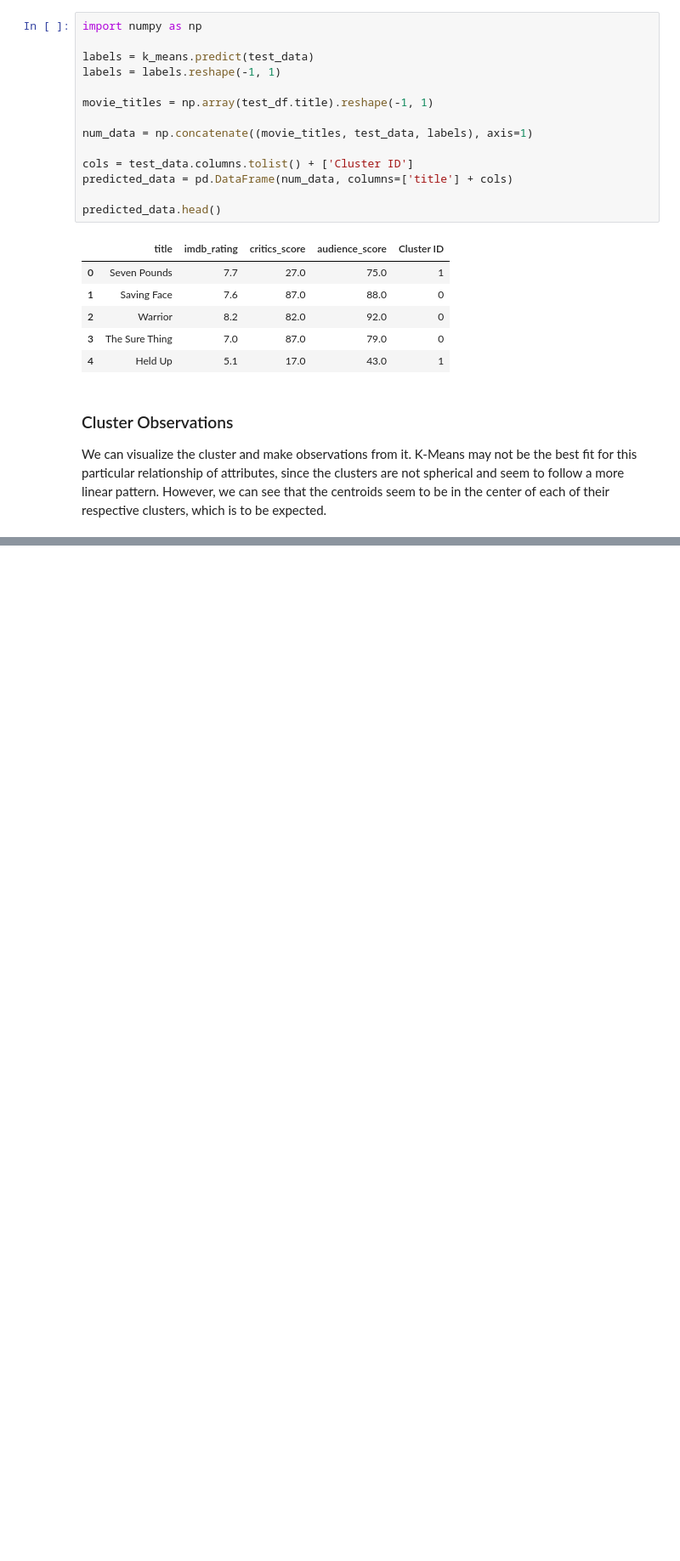
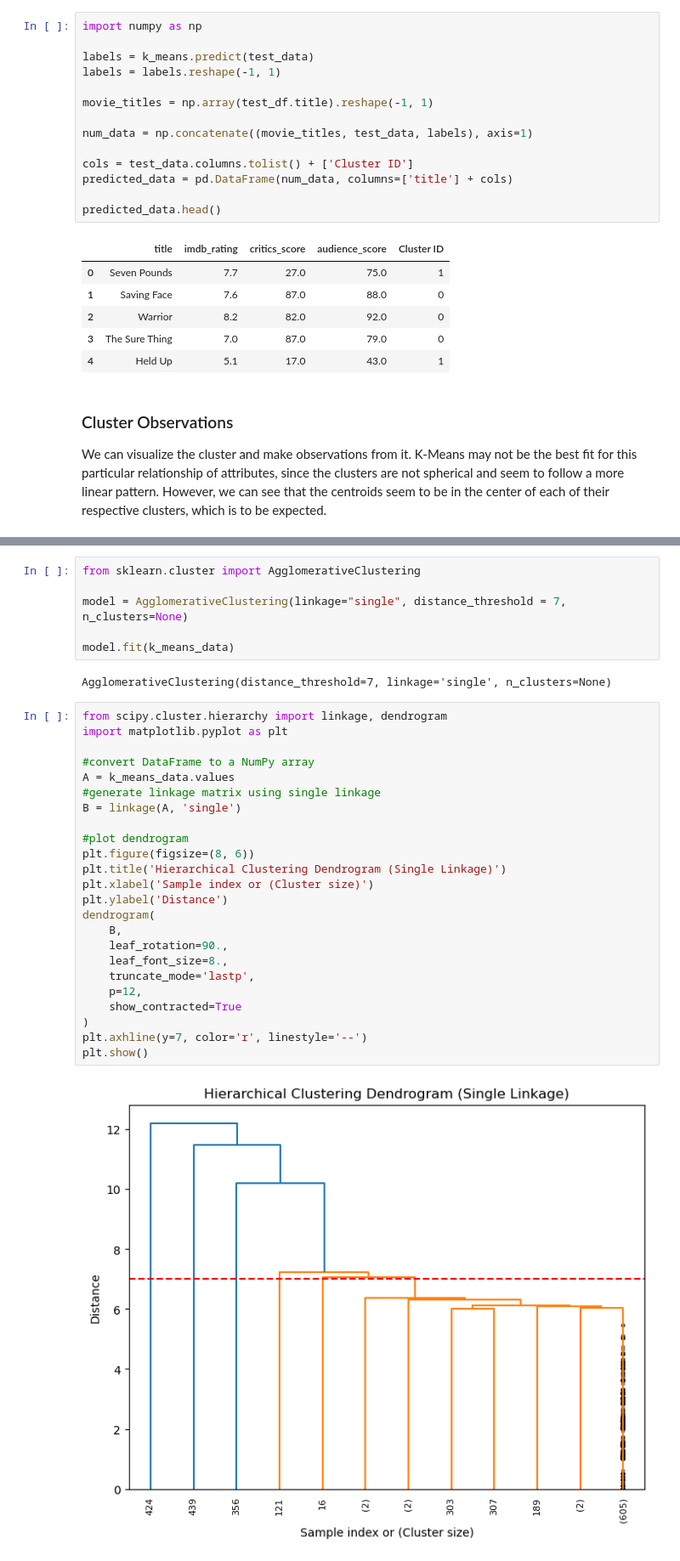
Before and after one commit to Robby-D1/CSC177_ClusterAnalysis_Project, a Jupyter notebook: Part 1/Text Mining Project Part 1.ipynb, the cells around one changed output, grey strips where cells are left out. Shown at 85% size. Saved outputs shown, nothing was run; the diff lists cells and outputs as text; blank space fills up the shorter version.

```diff
--- a/Part 1/Text Mining Project Part 1.ipynb
+++ b/Part 1/Text Mining Project Part 1.ipynb
@@ -149,0 +154,34 @@ plt.show()
+# %%
+from sklearn.cluster import AgglomerativeClustering
+
+model = AgglomerativeClustering(linkage="single", distance_threshold = 7, n_clusters=None)
+
+model.fit(k_means_data)
+# %% [output]
+AgglomerativeClustering(distance_threshold=7, linkage='single', n_clusters=None)
+# %%
+from scipy.cluster.hierarchy import linkage, dendrogram
+import matplotlib.pyplot as plt
+
+#convert DataFrame to a NumPy array
+A = k_means_data.values
+#generate linkage matrix using single linkage
+B = linkage(A, 'single')
+
+#plot dendrogram
+plt.figure(figsize=(8, 6))
+plt.title('Hierarchical Clustering Dendrogram (Single Linkage)')
+plt.xlabel('Sample index or (Cluster size)')
+plt.ylabel('Distance')
+dendrogram(
+    B,
+    leaf_rotation=90.,
+    leaf_font_size=8.,
+    truncate_mode='lastp',
+    p=12,
+    show_contracted=True
+)
+plt.axhline(y=7, color='r', linestyle='--')
+plt.show()
+# %% [output]
+[figure, added]
```
Also changed, not shown: parts of 13 cells of this notebook.
